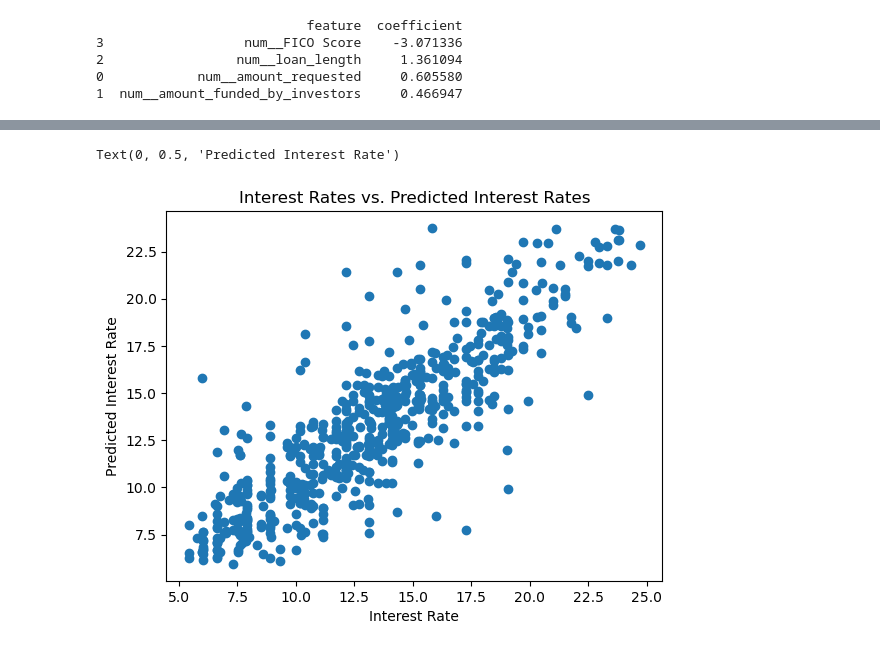
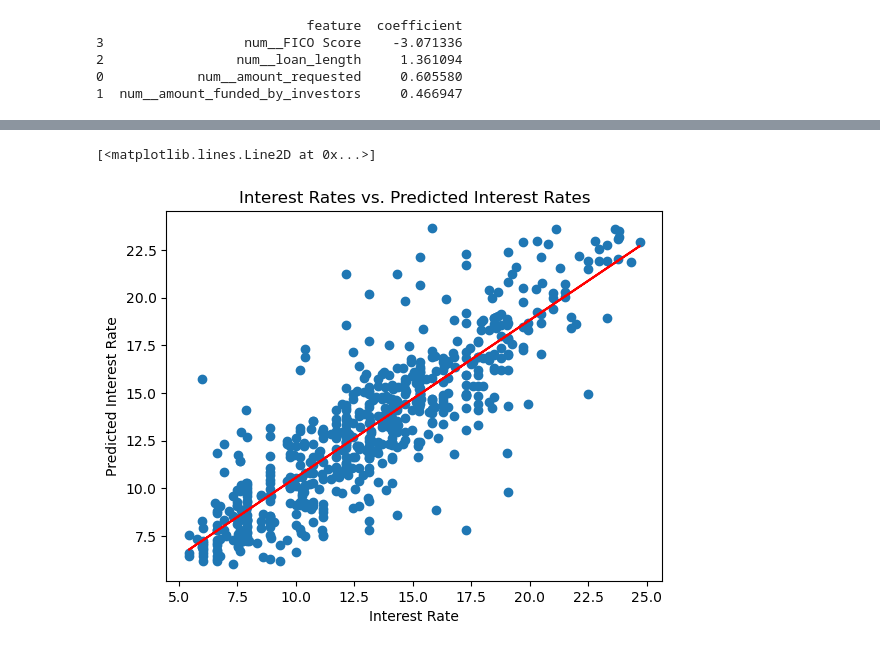
Before and after one commit to brooks-reece/Linear-Regression-Case-Study, a Jupyter notebook: linearregcs.ipynb, the cells around one changed output, grey strips where cells are left out. Drawn from its saved outputs; the diff is of its cells as text; code cells hidden in the pictures.

```diff
--- a/linearregcs.ipynb
+++ b/linearregcs.ipynb
@@ -341,12 +330,16 @@ R2 Score: 0.7278407123909987
 # %%
 plt.scatter(y_test, y_pred)
 
 plt.title("Interest Rates vs. Predicted Interest Rates")
 plt.xlabel("Interest Rate")
 plt.ylabel("Predicted Interest Rate")
+
+m, b = np.polyfit(y_test, y_pred, 1)
+
+plt.plot(y_test, m * y_test + b, color='red', label=f'y = {m:.2f}x + {b:.2f}')
 # %% [output]
-Text(0, 0.5, 'Predicted Interest Rate')
+[<matplotlib.lines.Line2D at 0x...>]
-[figure, old version]
+[figure, new version]
 # %%
 residuals = y_test - y_pred
 
```
Also changed, not shown: parts of 4 cells of this notebook, 3 other files.
